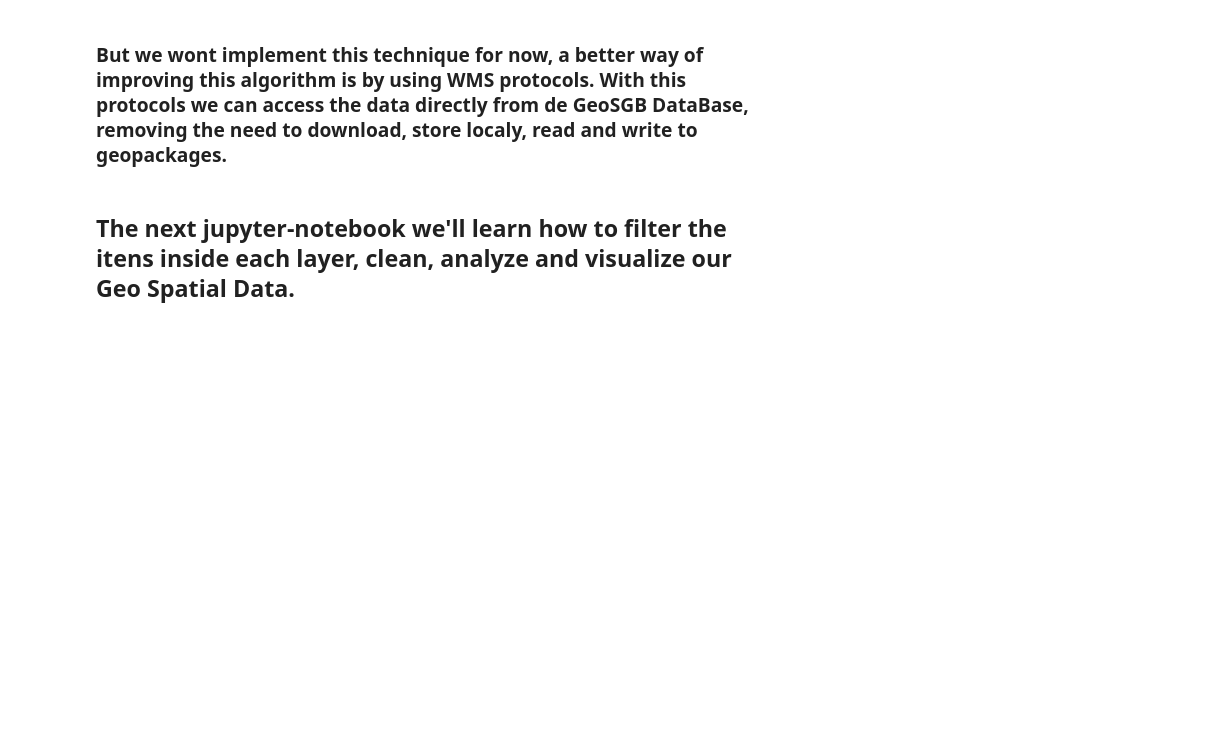
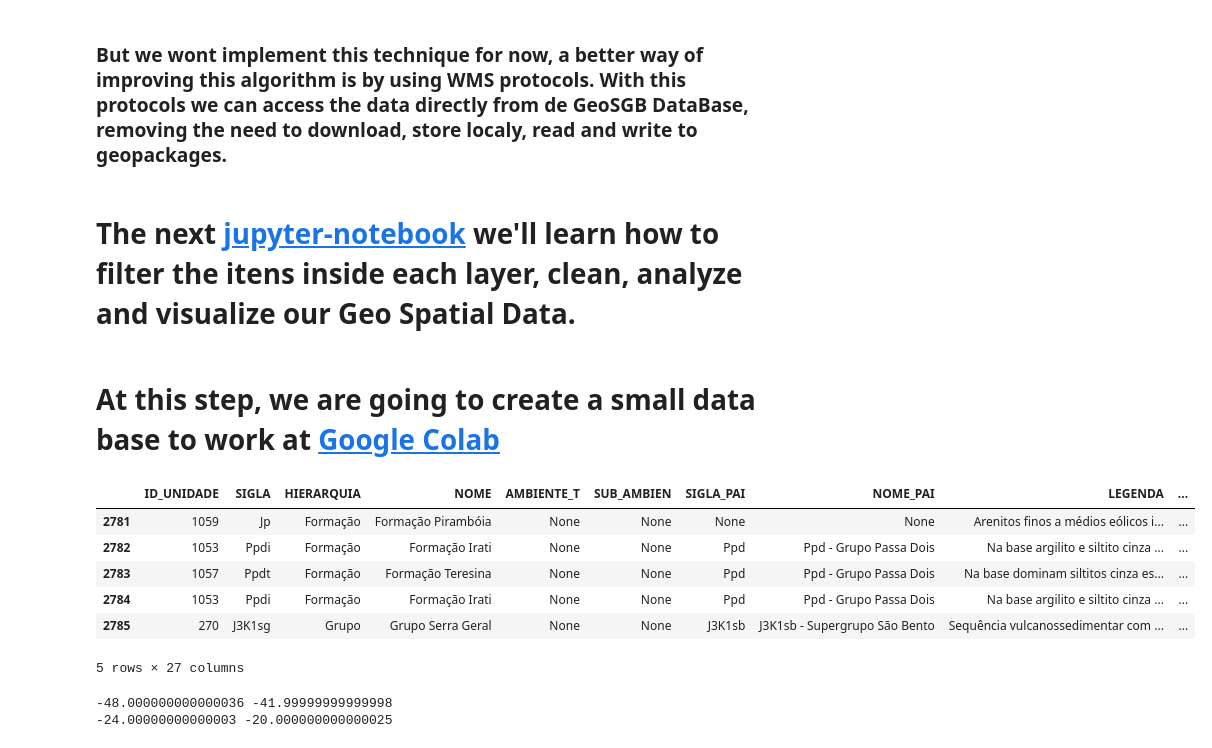
Before and after one commit to Gabriel-Goes/mapeamento_litologico_preditivo, a Jupyter notebook: 1-GeoPandas-Read_shp_Write_gpkg.ipynb, the cells around one changed output. Saved outputs shown, nothing was run; the diff lists cells and outputs as text; code cells hidden in the pictures; blank space fills up the shorter version.

Commit message:
Google colab examples added

```diff
--- a/1-GeoPandas-Read_shp_Write_gpkg.ipynb
+++ b/1-GeoPandas-Read_shp_Write_gpkg.ipynb
@@ -225,4 +237,6 @@ socorro_250k.to_file(gdb('geodatabase.gpkg'),
 # %% [markdown]
 ### But we wont implement this technique for now, a better way of improving this algorithm is by using WMS protocols. With this protocols we can access the data directly from de GeoSGB DataBase, removing the need to download, store localy, read and write to geopackages.
 # %% [markdown]
-## The next jupyter-notebook we'll learn how to filter the itens inside each layer, clean, analyze and visualize our Geo Spatial Data.
+# The next [jupyter-notebook](http://localhost:8888/notebooks/geologist/1.1-Geapandas%3ASpatial_Data._Analysis.ipynb#Filtering-and-Describing-Geospatial-Data) we'll learn how to filter the itens inside each layer, clean, analyze and visualize our Geo Spatial Data.
+# %% [markdown]
+# At this step, we are going to create a small data base to work at [Google Colab](https://drive.google.com/drive/folders/1ZNYQBscv28Srgu-FAlyCwJoVhrXjIOne?usp=sharing)
@@ -228,0 +245,11 @@ socorro_250k.to_file(gdb('geodatabase.gpkg'),
+# %%
+litologia_1kk_SF23 = litologia_1kk[litologia_1kk['MAPA'] == 'Carta geológica da folha Rio de Janeiro']
+litologia_1kk_SF23.head(5)
+# %% [output]
+|  | ID_UNIDADE | SIGLA | HIERARQUIA | NOME | AMBIENTE_T | SUB_AMBIEN | SIGLA_PAI | NOME_PAI | LEGENDA | ... |
+| 2781 | 1059 | Jp | Formação | Formação Pirambóia | None | None | None | None | Arenitos finos a médios eólicos i... | ... |
+| 2782 | 1053 | Ppdi | Formação | Formação Irati | None | None | Ppd | Ppd - Grupo Passa Dois | Na base argilito e siltito cinza ... | ... |
+| 2783 | 1057 | Ppdt | Formação | Formação Teresina | None | None | Ppd | Ppd - Grupo Passa Dois | Na base dominam siltitos cinza es... | ... |
+| 2784 | 1053 | Ppdi | Formação | Formação Irati | None | None | Ppd | Ppd - Grupo Passa Dois | Na base argilito e siltito cinza ... | ... |
+| 2785 | 270 | J3K1sg | Grupo | Grupo Serra Geral | None | None | J3K1sb | J3K1sb - Supergrupo São Bento | Sequência vulcanossedimentar com ... | ... |
+5 rows × 27 columns
@@ -228,0 +258,11 @@ socorro_250k.to_file(gdb('geodatabase.gpkg'),
+# %%
+xmin = litologia_1kk_SF23.bounds['minx'].min()
+xmax = litologia_1kk_SF23.bounds['maxx'].max()
+print(xmin,xmax)
+
+ymin = litologia_1kk_SF23.bounds['miny'].min()
+ymax = litologia_1kk_SF23.bounds['maxy'].max()
+print(ymin,ymax)
+# %% [output]
+-48.000000000000036 -41.99999999999998
+-24.00000000000003 -20.000000000000025
```
Also changed, not shown: parts of 19 cells of this notebook, 27 other files.
